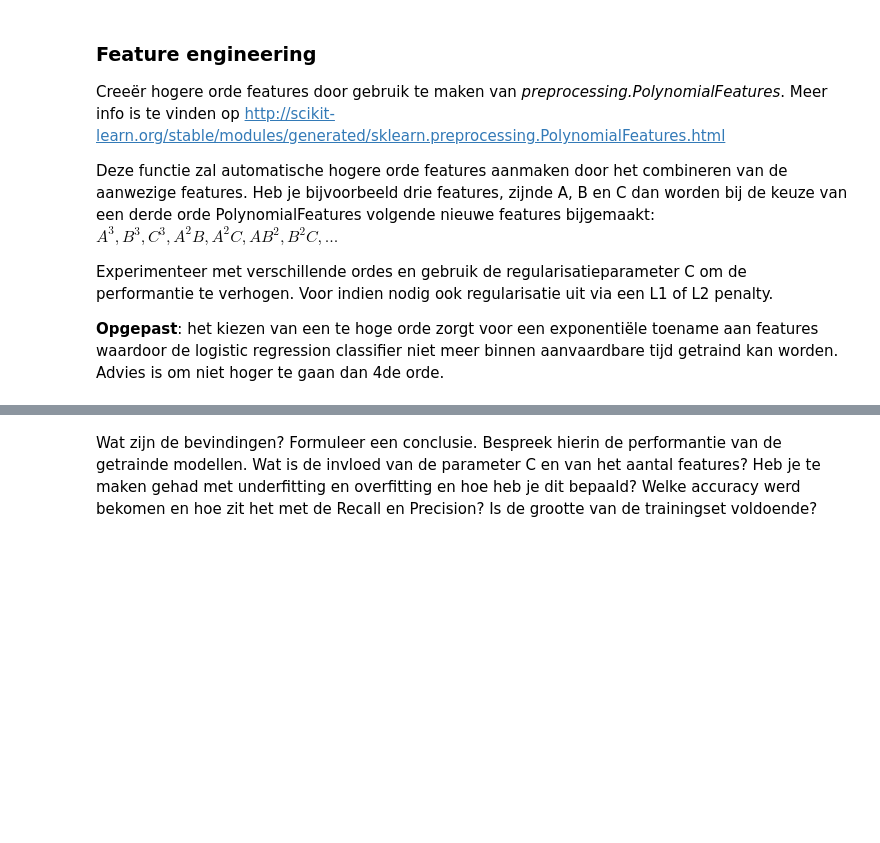
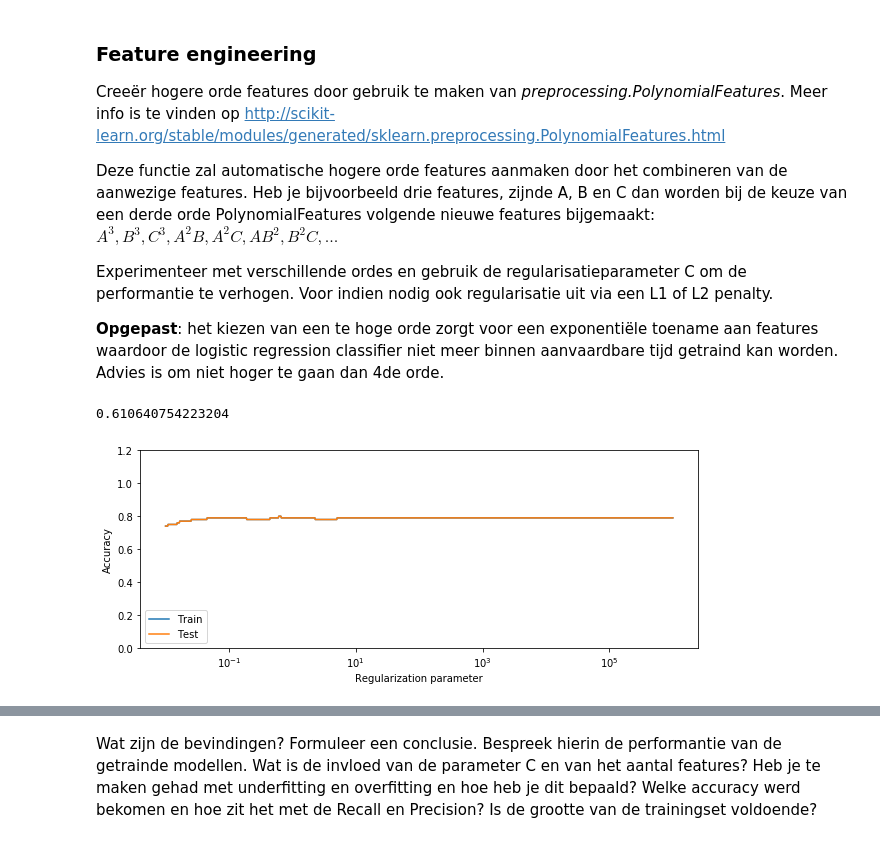
Before and after one commit to FlorianVD/mct, a Jupyter notebook: ml/week2/Sessie_02_Logistic_Regression_Opgave.ipynb, the cells around one changed output, grey strips where cells are left out. Saved outputs shown, nothing was run; the diff lists cells and outputs as text; code cells hidden in the pictures; blank space fills up the shorter version.

```diff
--- a/ml/week2/Sessie_02_Logistic_Regression_Opgave.ipynb
+++ b/ml/week2/Sessie_02_Logistic_Regression_Opgave.ipynb
@@ -401,32 +506,35 @@ Experimenteer met verschillende ordes en gebruik de regularisatieparameter C om
 # %%
 train_acc = []
 test_acc = []
 
 
 cs = np.logspace(-2, 6, 1000)
 
 graad = 2
 poly = PolynomialFeatures(graad)
 poly.fit(X_train)
 X_train_poly = poly.transform(X_train)
 X_test_poly = poly.transform(X_test)
 
 for c in cs:
-    logreg = linear_model.RidgeClassifier(alpha=c,tol=0.0001,fit_intercept=True, class_weight='balanced')
+    logreg = linear_model.LogisticRegression(C=c, class_weight='balanced', solver='liblinear')
     logreg.fit(X_train_poly,y_train)
     y_pred = logreg.predict(X_test_poly)
     test_acc.append(accuracy_score(y_test, y_pred))
     train_acc.append(accuracy_score(y_test, y_pred))
 
 # Plot r2
 f, ax = plt.subplots(figsize=(10, 8))
 plt.subplot(2, 1, 1)
 plt.semilogx(cs, train_acc, label='Train')
 plt.semilogx(cs, test_acc, label='Test')
 plt.legend(loc='lower left')
 plt.ylim([0, 1.2])
 plt.xlabel('Regularization parameter')
 plt.ylabel('Accuracy')
 
 cs[test_acc.index(max(test_acc))]
+# %% [output]
+0.610640754223204
+[figure, added]
 # %%
```
Also changed, not shown: parts of 45 cells of this notebook, 11 other files.
